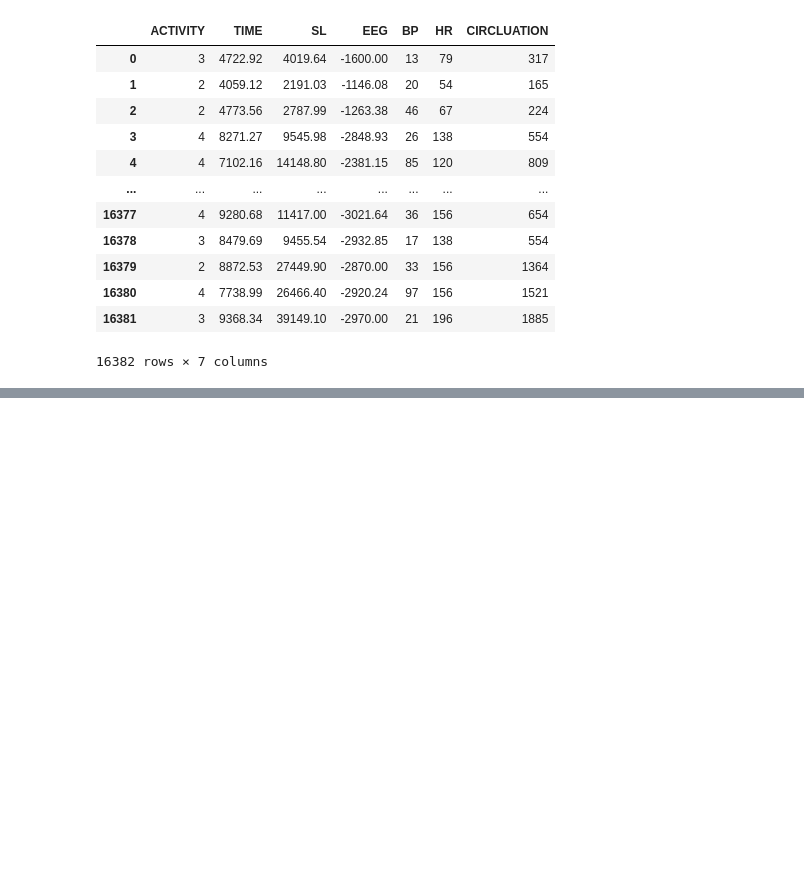
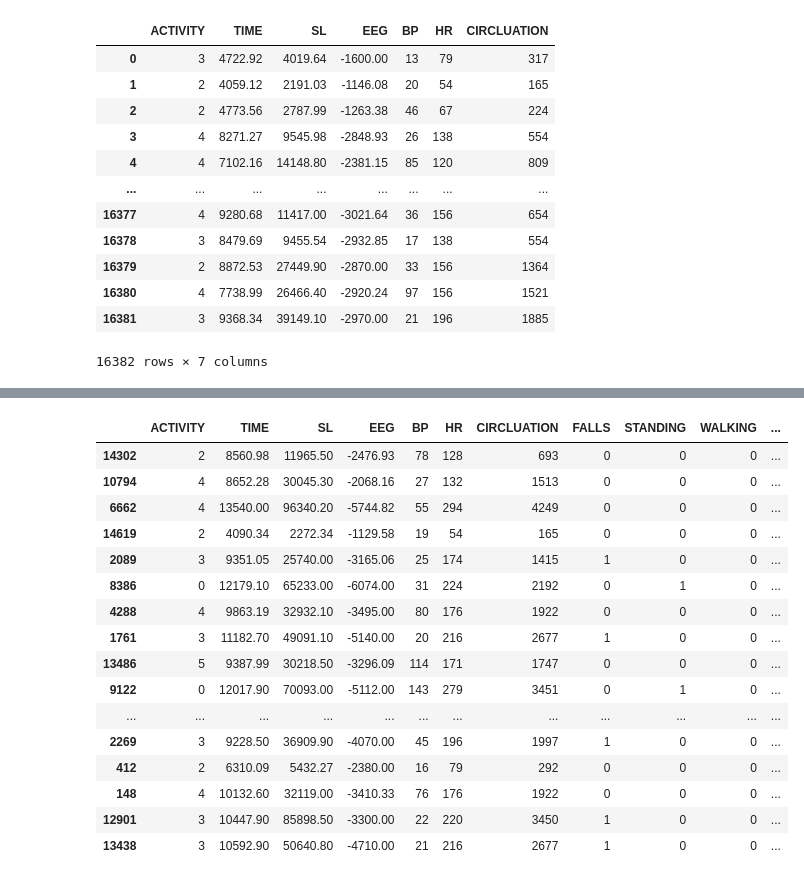
Before and after one commit to jraval/Unit2BuildProjectLambda, a Jupyter notebook: Unit2BuildDSPT10.ipynb, the cells around one changed output, grey strips where cells are left out. Saved outputs shown, nothing was run; the diff lists cells and outputs as text; code cells hidden in the pictures; blank space fills up the shorter version.

```diff
--- a/Unit2BuildDSPT10.ipynb
+++ b/Unit2BuildDSPT10.ipynb
@@ -21,2 +52,3 @@ uploaded = files.upload()
 # %%
 data = pd.read_csv("KaggleFallDetection_2_8_21.csv")
+pd.options.display.max_columns = None
@@ -38,0 +199,20 @@ data
+# %%
+df.sample(20)
+# %% [output]
+|  | ACTIVITY | TIME | SL | EEG | BP | HR | CIRCLUATION | FALLS | STANDING | WALKING | ... |
+| 14302 | 2 | 8560.98 | 11965.50 | -2476.93 | 78 | 128 | 693 | 0 | 0 | 0 | ... |
+| 10794 | 4 | 8652.28 | 30045.30 | -2068.16 | 27 | 132 | 1513 | 0 | 0 | 0 | ... |
+| 6662 | 4 | 13540.00 | 96340.20 | -5744.82 | 55 | 294 | 4249 | 0 | 0 | 0 | ... |
+| 14619 | 2 | 4090.34 | 2272.34 | -1129.58 | 19 | 54 | 165 | 0 | 0 | 0 | ... |
+| 2089 | 3 | 9351.05 | 25740.00 | -3165.06 | 25 | 174 | 1415 | 1 | 0 | 0 | ... |
+| 8386 | 0 | 12179.10 | 65233.00 | -6074.00 | 31 | 224 | 2192 | 0 | 1 | 0 | ... |
+| 4288 | 4 | 9863.19 | 32932.10 | -3495.00 | 80 | 176 | 1922 | 0 | 0 | 0 | ... |
+| 1761 | 3 | 11182.70 | 49091.10 | -5140.00 | 20 | 216 | 2677 | 1 | 0 | 0 | ... |
+| 13486 | 5 | 9387.99 | 30218.50 | -3296.09 | 114 | 171 | 1747 | 0 | 0 | 0 | ... |
+| 9122 | 0 | 12017.90 | 70093.00 | -5112.00 | 143 | 279 | 3451 | 0 | 1 | 0 | ... |
+| ... | ... | ... | ... | ... | ... | ... | ... | ... | ... | ... | ... |
+| 2269 | 3 | 9228.50 | 36909.90 | -4070.00 | 45 | 196 | 1997 | 1 | 0 | 0 | ... |
+| 412 | 2 | 6310.09 | 5432.27 | -2380.00 | 16 | 79 | 292 | 0 | 0 | 0 | ... |
+| 148 | 4 | 10132.60 | 32119.00 | -3410.33 | 76 | 176 | 1922 | 0 | 0 | 0 | ... |
+| 12901 | 3 | 10447.90 | 85898.50 | -3300.00 | 22 | 220 | 3450 | 1 | 0 | 0 | ... |
+| 13438 | 3 | 10592.90 | 50640.80 | -4710.00 | 21 | 216 | 2677 | 1 | 0 | 0 | ... |
```
Also changed, not shown: parts of 49 cells of this notebook.
